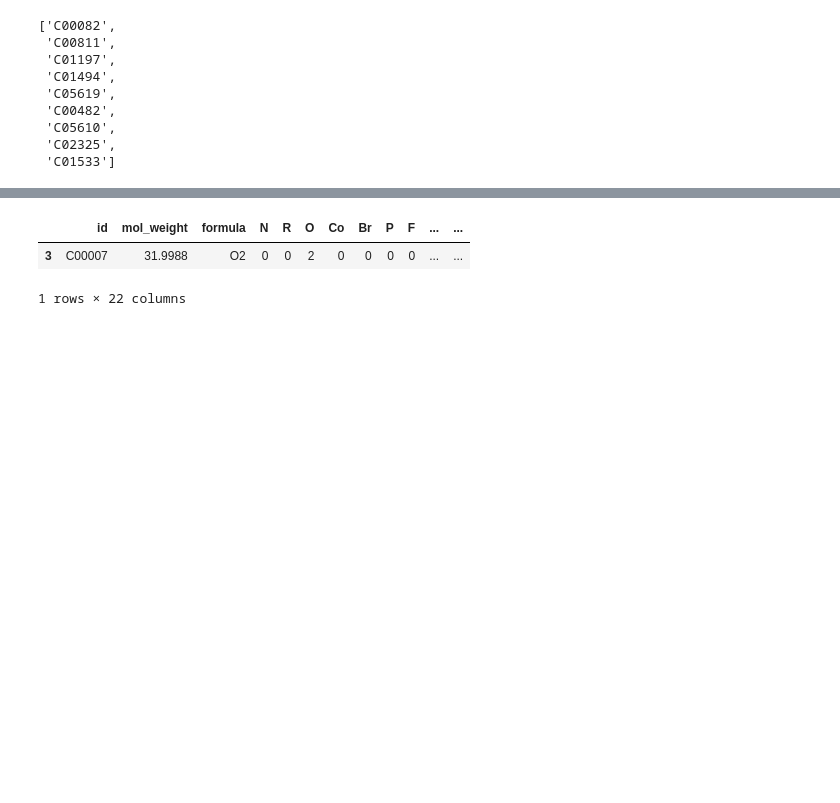
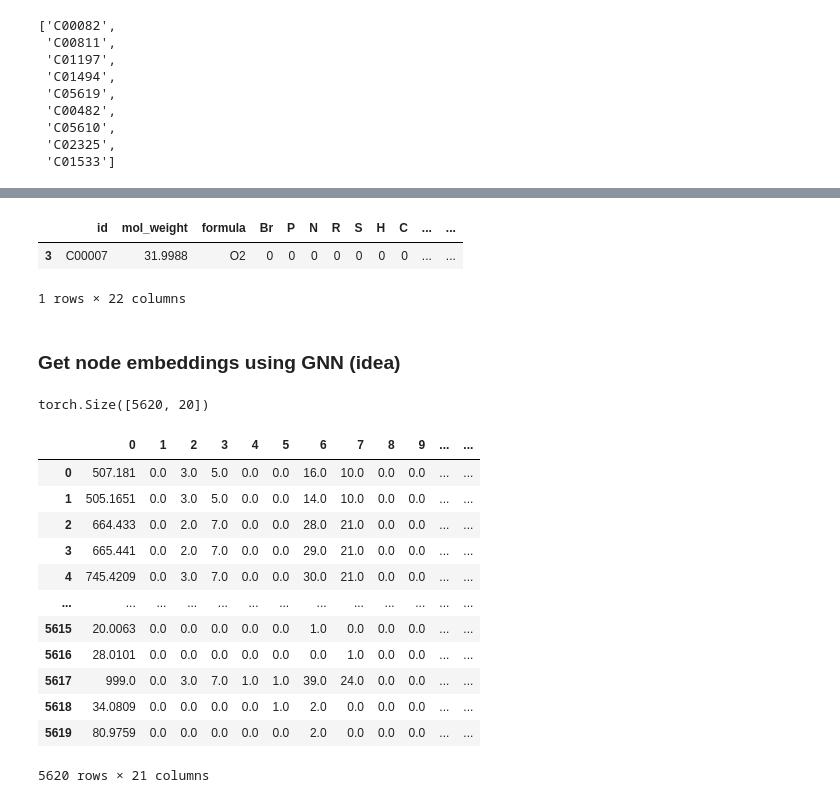
Before and after one commit to costasmexis/pathwayFinder, a Jupyter notebook: main.ipynb, the cells around one changed output, grey strips where cells are left out. Saved outputs shown, nothing was run; the diff lists cells and outputs as text; code cells hidden in the pictures; blank space fills up the shorter version.

```diff
--- a/main.ipynb
+++ b/main.ipynb
@@ -283,7 +307,49 @@ df[df['id'] == 'C00013']
 1 rows × 22 columns
-# %%
-df[df['id']=='C00007']
-# %% [output]
-|  | id | mol_weight | formula | N | R | O | Co | Br | P | F | ... | ... |
-| 3 | C00007 | 31.9988 | O2 | 0 | 0 | 2 | 0 | 0 | 0 | 0 | ... | ... |
-1 rows × 22 columns
+# %%
+df[df['id']=='C00007']
+# %% [output]
+|  | id | mol_weight | formula | Br | P | N | R | S | H | C | ... | ... |
+| 3 | C00007 | 31.9988 | O2 | 0 | 0 | 0 | 0 | 0 | 0 | 0 | ... | ... |
+1 rows × 22 columns
+# %% [markdown]
+### Get node embeddings using GNN (idea)
+# %%
+from torch_geometric.utils.convert import from_networkx
+import torch_geometric.transforms as T
+from torch_geometric.nn import SAGEConv
+import torch
+import torch.nn as nn
+import torch.nn.functional as F
+
+node_features = [col for col in df.drop(['id', 'formula'], axis=1).columns]
+
+data = from_networkx(G, group_node_attrs=node_features)
+data.x.shape
+# %% [output]
+torch.Size([5620, 20])
+# %%
+mapping = {node: i for i, node in enumerate(G.nodes())}
+G = nx.relabel_nodes(G, mapping)
+
+# Add a new column to data.x with the node names from the mapping
+node_names = [None] * len(data.x)
+for node, index in mapping.items():
+    node_names[index] = node
+
+graph_data = np.column_stack((data.x, node_names))
+graph_data = pd.DataFrame(graph_data)
+graph_data
+# %% [output]
+|  | 0 | 1 | 2 | 3 | 4 | 5 | 6 | 7 | 8 | 9 | ... | ... |
+| 0 | 507.181 | 0.0 | 3.0 | 5.0 | 0.0 | 0.0 | 16.0 | 10.0 | 0.0 | 0.0 | ... | ... |
+| 1 | 505.1651 | 0.0 | 3.0 | 5.0 | 0.0 | 0.0 | 14.0 | 10.0 | 0.0 | 0.0 | ... | ... |
+| 2 | 664.433 | 0.0 | 2.0 | 7.0 | 0.0 | 0.0 | 28.0 | 21.0 | 0.0 | 0.0 | ... | ... |
+| 3 | 665.441 | 0.0 | 2.0 | 7.0 | 0.0 | 0.0 | 29.0 | 21.0 | 0.0 | 0.0 | ... | ... |
+| 4 | 745.4209 | 0.0 | 3.0 | 7.0 | 0.0 | 0.0 | 30.0 | 21.0 | 0.0 | 0.0 | ... | ... |
+| ... | ... | ... | ... | ... | ... | ... | ... | ... | ... | ... | ... | ... |
+| 5615 | 20.0063 | 0.0 | 0.0 | 0.0 | 0.0 | 0.0 | 1.0 | 0.0 | 0.0 | 0.0 | ... | ... |
+| 5616 | 28.0101 | 0.0 | 0.0 | 0.0 | 0.0 | 0.0 | 0.0 | 1.0 | 0.0 | 0.0 | ... | ... |
+| 5617 | 999.0 | 0.0 | 3.0 | 7.0 | 1.0 | 1.0 | 39.0 | 24.0 | 0.0 | 0.0 | ... | ... |
+| 5618 | 34.0809 | 0.0 | 0.0 | 0.0 | 0.0 | 1.0 | 2.0 | 0.0 | 0.0 | 0.0 | ... | ... |
+| 5619 | 80.9759 | 0.0 | 0.0 | 0.0 | 0.0 | 0.0 | 2.0 | 0.0 | 0.0 | 0.0 | ... | ... |
+5620 rows × 21 columns
```
Also changed, not shown: parts of 15 cells of this notebook, 1 other file.
